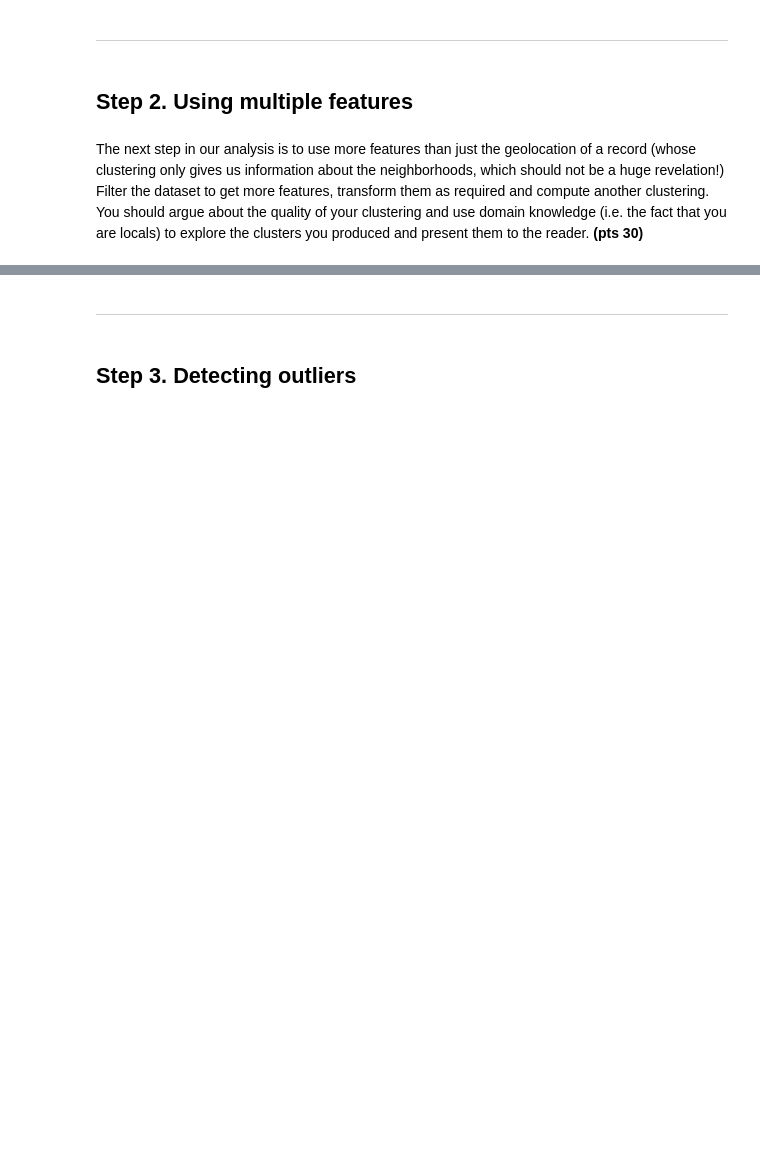
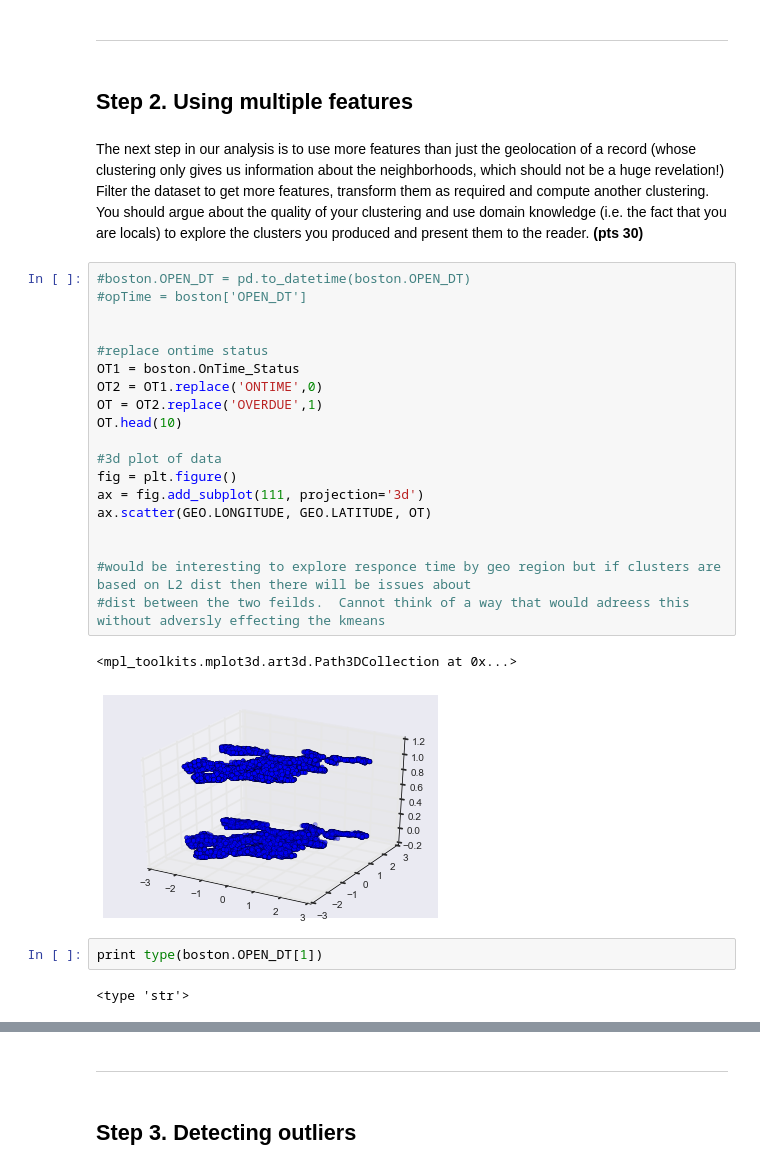
Before and after one commit to Konti6793/spring-2015-homeworks, a Jupyter notebook: submissions/Homework-3/3.Clustering.ipynb, the cells around one changed output, grey strips where cells are left out. Cells and saved outputs as stored; diff of their text form; blank space fills up the shorter version.

```diff
--- a/submissions/Homework-3/3.Clustering.ipynb
+++ b/submissions/Homework-3/3.Clustering.ipynb
@@ -105,4 +102,30 @@ Cluster labels
 ## Step 2. Using multiple features
 # %% [markdown]
 The next step in our analysis is to use more features than just the geolocation of a record (whose clustering only gives us information about the neighborhoods, which should not be a huge revelation!) Filter the dataset to get more features, transform them as required and compute another clustering. You should argue about the quality of your clustering and use domain knowledge (i.e. the fact that you are locals) to explore the clusters you produced and present them to the reader. **(pts 30)**
+# %%
+#boston.OPEN_DT = pd.to_datetime(boston.OPEN_DT)
+#opTime = boston['OPEN_DT']
+
+
+#replace ontime status
+OT1 = boston.OnTime_Status
+OT2 = OT1.replace('ONTIME',0)
+OT = OT2.replace('OVERDUE',1)
+OT.head(10)
+
+#3d plot of data
+fig = plt.figure()
+ax = fig.add_subplot(111, projection='3d')
+ax.scatter(GEO.LONGITUDE, GEO.LATITUDE, OT)
+
+
+#would be interesting to explore responce time by geo region but if clusters are based on L2 dist then there will be issues about
+#dist between the two feilds.  Cannot think of a way that would adreess this without adversly effecting the kmeans
+# %% [output]
+<mpl_toolkits.mplot3d.art3d.Path3DCollection at 0x...>
+[figure, added]
+# %%
+print type(boston.OPEN_DT[1])
+# %% [output]
+<type 'str'>
 # %%
```
Also changed, not shown: parts of 6 cells of this notebook.
